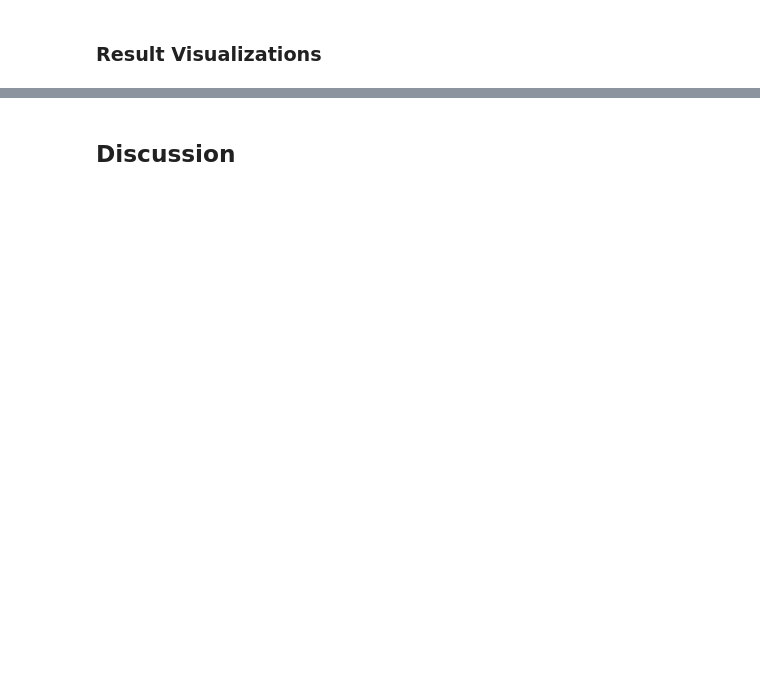
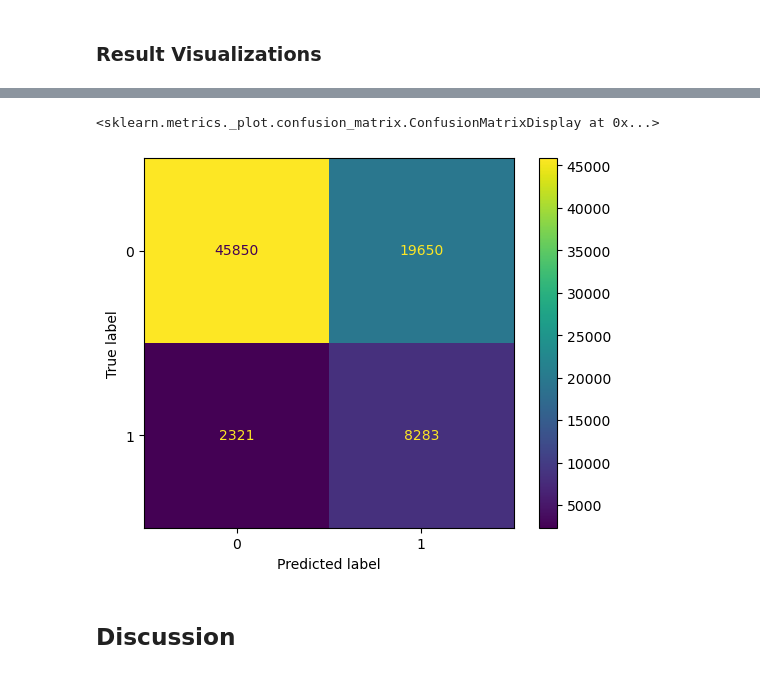
Before and after one commit to alxwen711/cdc_diabetes_prediction, a Jupyter notebook: notebooks/vancouver-tree_prediction.ipynb, the cells around one changed output, grey strips where cells are left out. Drawn from its saved outputs; the diff is of its cells as text; code cells hidden in the pictures; blank space fills up the shorter version.

Commit message:
changed to f2 score, switched knn for nb, draft of intro summary discussion, save raw data, reduce plot size by using sample

```diff
--- a/notebooks/vancouver-tree_prediction.ipynb
+++ b/notebooks/vancouver-tree_prediction.ipynb
@@ -150,17 +233,19 @@ X_test  = test_df.drop('diabetes', axis=1)
 y_test  = test_df['diabetes']
 # %% [markdown]
 ### Classification Analysis
+# %%
+f2_scorer = make_scorer(fbeta_score, beta=2)
 # %%
 tree = DecisionTreeClassifier(random_state=522, class_weight='balanced')
 
 tree_params = {
-    'max_depth': [8, 10, 12, 14],
-    'min_samples_leaf': [10, 20, 50]
+    'max_depth': [6, 8, 10, 12, 14],
+    'min_samples_leaf': [175, 200, 225, 250]
 }
 
-tree_grid = GridSearchCV(tree, tree_params, cv=5, scoring='roc_auc', n_jobs=-1)
+tree_grid = GridSearchCV(tree, tree_params, cv=5, scoring=f2_scorer, n_jobs=-1)
 tree_grid.fit(X_train, y_train)
 
 best_tree = tree_grid.best_estimator_
 print("Best Decision Tree params:", tree_grid.best_params_)
-print("Best CV AUC:", tree_grid.best_score_.round(4))
+print("Best CV f2-score:", tree_grid.best_score_.round(4))
@@ -218,2 +317,12 @@ alt.Chart(score_melt).mark_bar().encode(
+# %%
+ConfusionMatrixDisplay.from_estimator(
+    best_tree,
+    X_test,
+    y_test,
+    values_format="d",
+)
+# %% [output]
+<sklearn.metrics._plot.confusion_matrix.ConfusionMatrixDisplay at 0x...>
+[figure, added]
 # %% [markdown]
 ## Discussion
```
Also changed, not shown: parts of 19 cells of this notebook, 3 other files.
